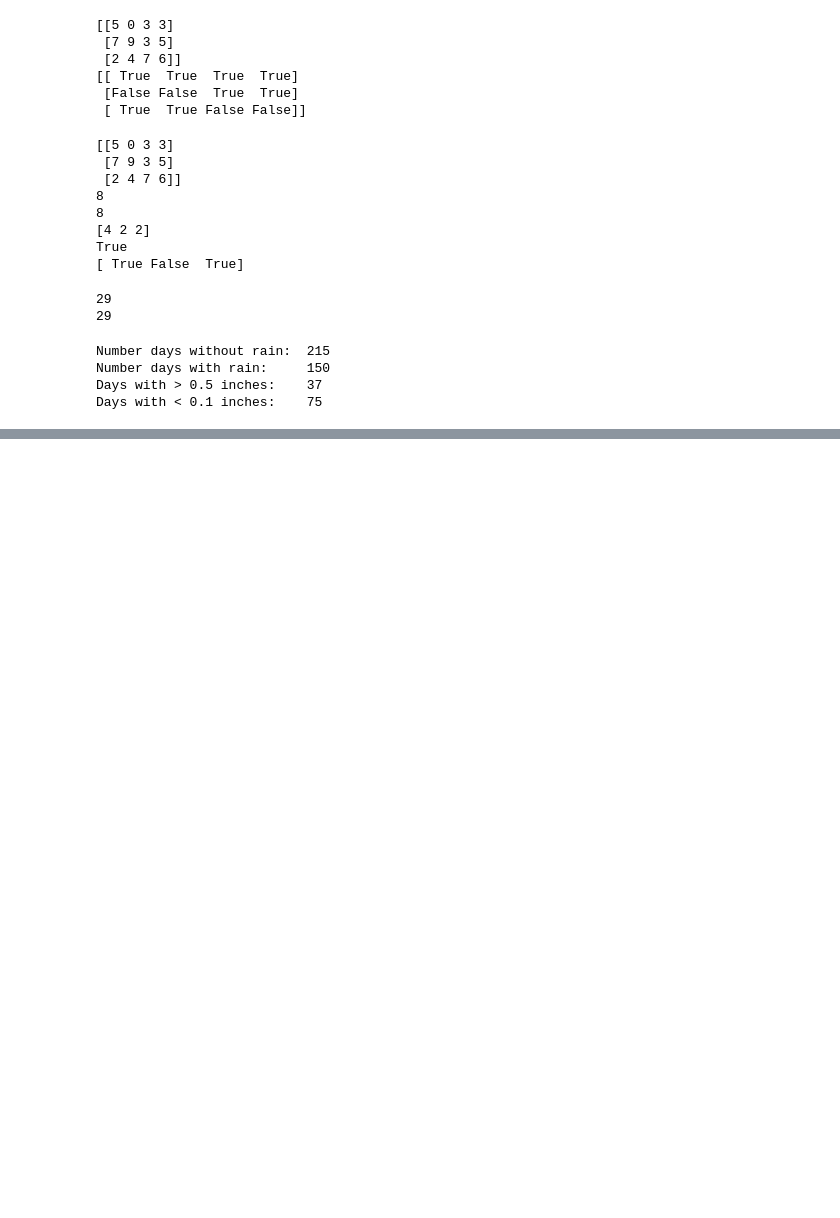
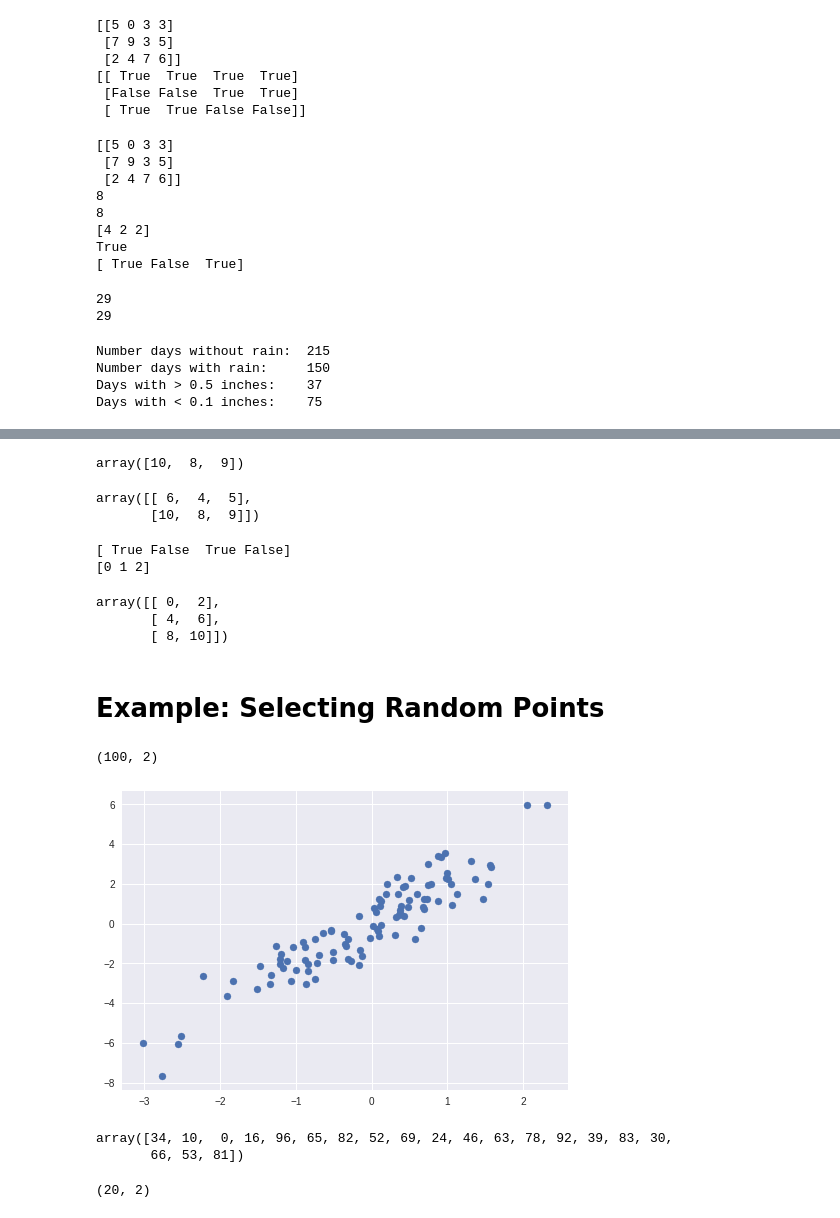
Before and after one commit to capgar/PythonDataScienceHandbook, a Jupyter notebook: notebooks/ch2-numpy.ipynb, the cells around one changed output, grey strips where cells are left out. Saved outputs shown, nothing was run; the diff lists cells and outputs as text; code cells hidden in the pictures; blank space fills up the shorter version.

```diff
--- a/notebooks/ch2-numpy.ipynb
+++ b/notebooks/ch2-numpy.ipynb
@@ -930,0 +975,4 @@ Days with < 0.1 inches:    75
+# %%
+rand = np.random.RandomState(42)
+x = rand.randint(100, size=10)
+print(x)
@@ -930,0 +1034,54 @@ Days with < 0.1 inches:    75
+# %%
+# combine fancy and simple indices:
+X[2, [2, 0, 1]]
+# %% [output]
+array([10,  8,  9])
+# %%
+# combine fancy indexing and slicing
+X[1:, [2, 0, 1]]
+# %% [output]
+array([[ 6,  4,  5],
+       [10,  8,  9]])
+# %%
+# combine fancy indexing with masking
+mask = np.array([1, 0, 1, 0], dtype=bool)
+print(mask)
+print(row)
+X[row[:, np.newaxis], mask]
+# %% [output]
+[ True False  True False]
+[0 1 2]
+array([[ 0,  2],
+       [ 4,  6],
+       [ 8, 10]])
+# %% [markdown]
+# Example: Selecting Random Points
+# %%
+mean = [0, 0]
+cov = [[1, 2],
+       [2, 5]]
+X = rand.multivariate_normal(mean, cov, 100)
+X.shape
+# %% [output]
+(100, 2)
+# %%
+%matplotlib inline
+import matplotlib.pyplot as plt
+import seaborn; seaborn.set() # for plot styling
+plt.scatter(X[:, 0], X[:, 1]);
+# %% [output]
+[figure, added]
+# %%
+# use fancy indexing to select 20 random points
+# first chose 20 random indices with no replacement
+# and use these indices to select portion of original array
+indices = np.random.choice(X.shape[0], 20, replace=False)
+indices
+# %% [output]
+array([34, 10,  0, 16, 96, 65, 82, 52, 69, 24, 46, 63, 78, 92, 39, 83, 30,
+       66, 53, 81])
+# %%
+selection = X[indices] #fancy indexing
+selection.shape
+# %% [output]
+(20, 2)
```
Also changed, not shown: parts of 16 cells of this notebook, 2 other files.
